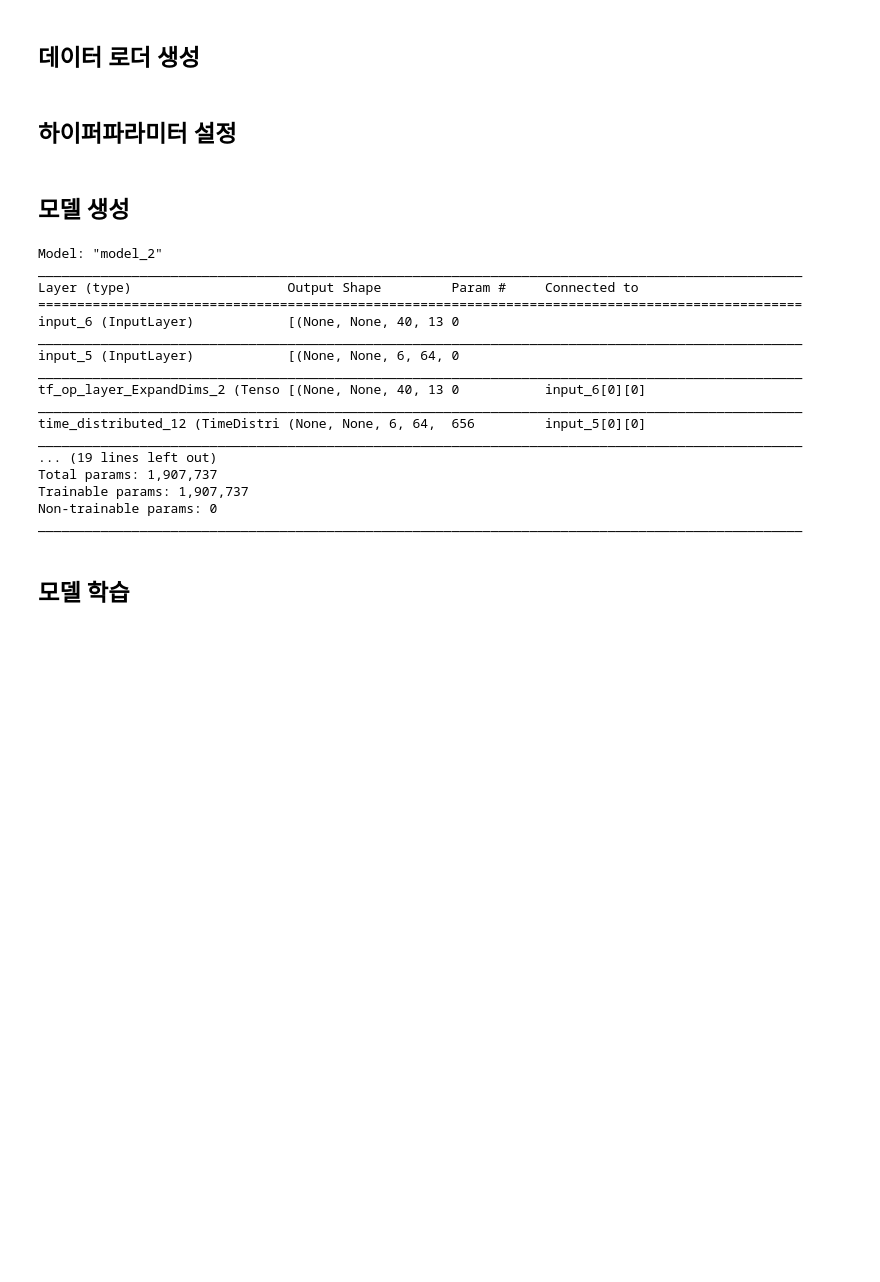
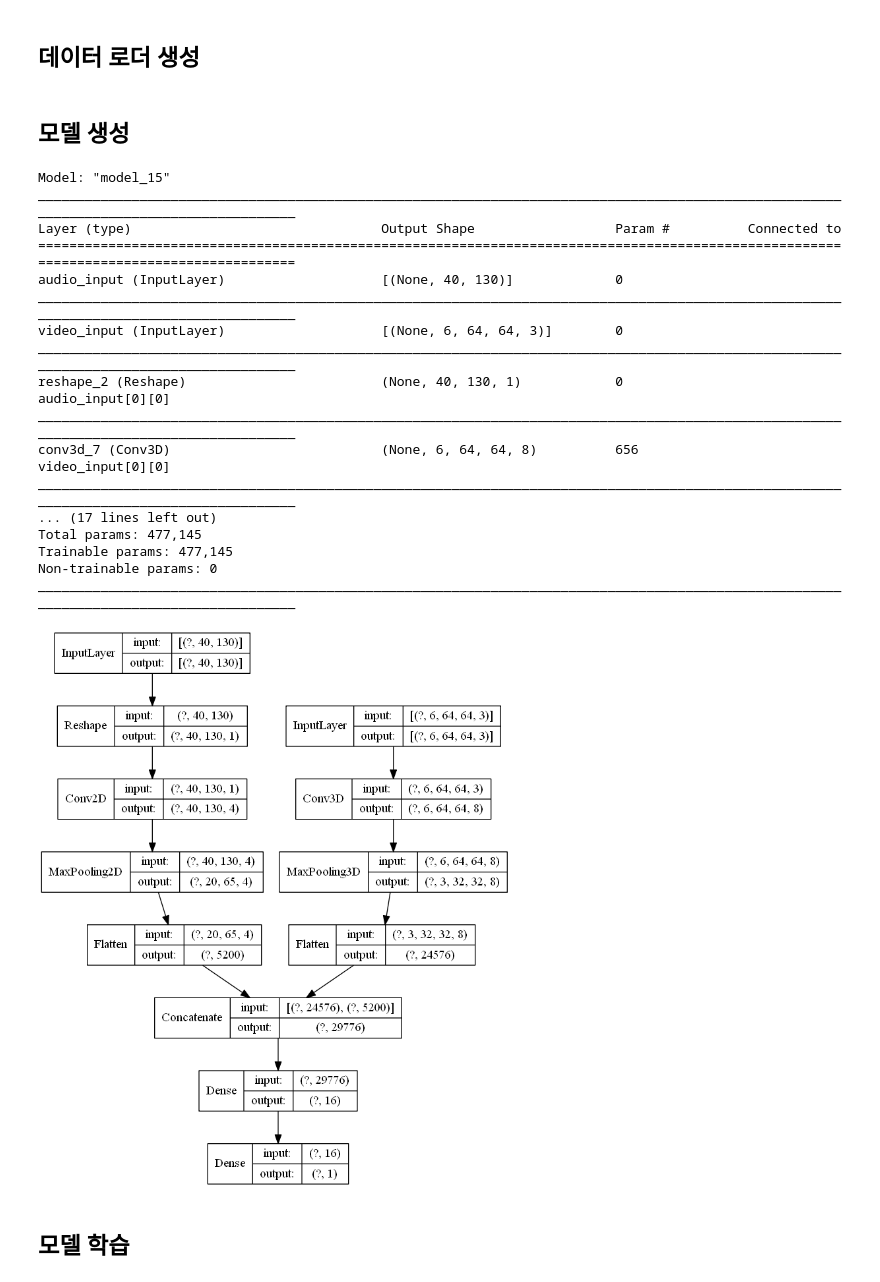
Before and after one commit to VideoHighlightTeam/VideoSummarizer, a Jupyter notebook: run_trainer.ipynb, the cells around one changed output. Cells and saved outputs as stored; diff of their text form; code cells hidden in the pictures; blank space fills up the shorter version.

```diff
--- a/run_trainer.ipynb
+++ b/run_trainer.ipynb
@@ -7,5 +8,6 @@ import numpy as np
 # %% [markdown]
 ## 경로 설정
 # %%
-dataset_dir = r'E:\Work\YasuoNet\data\dataset14_sl3_vsr2_vw64_vh64_asr22050_mfcc'
+# dataset_dir = r'E:\Work\YasuoNet\data\dataset14_sl3_vsr2_vw64_vh64_asr22050_mfcc'
+dataset_dir = r'E:\Work\YasuoNet\data\dataset120_sl3_vsr2_vw64_vh64_asr22050_mfcc'
 ckpt_dir = 'checkpoints'
@@ -12,14 +16,20 @@ ckpt_dir = 'checkpoints'
+# %%
+learning_rate = 1e-4
+epochs = 200
+batch_size = 256
+class_weights = (1, 1)
+x_includes = ['video', 'audio']
+
+# for basic model
+x_expand = 0
+# for sequence model
+# x_expand = 2    # 앞 2개, 뒤 2개 segment 포함
 # %% [markdown]
 ## 데이터 로더 생성
 # %%
 from data_loader import DataLoader
 
-# for basic model
-# data_loader = DataLoader(dataset_dir, x_includes=['video', 'audio'])
-# for sequence model
-data_loader = DataLoader(dataset_dir, x_includes=['video', 'audio'], x_expand=2) # 앞 2개, 뒤 2개 segment 포함
+data_loader = DataLoader(dataset_dir, x_includes=x_includes, x_expand=x_expand)
 
 data_config = data_loader.get_metadata()['config']
 input_shape_dict = data_loader.get_metadata()['data_shape']
-# %% [markdown]
-## 하이퍼파라미터 설정
@@ -100,28 +155,32 @@ def build_sequence_model(input_shape_dict):
 # %%
 # for basic model
-# model = build_basic_model(input_shape_dict)
+video_model, audio_model, combined_model, model = build_basic_model()
 # for sequence model
-model = build_sequence_model(input_shape_dict)
+# model = build_sequence_model()
+# for sequence model with pretrained combined model
+# model = build_sequence_model_with_pretrained('ckpt-20200825-163656-0002-0.3130-0.4588')
 
-model.summary()
+model.summary(line_length=136)
+plot_model(model, show_shapes=True, show_layer_names=False)
 # %% [output]
-Model: "model_2"
-__________________________________________________________________________________________________
-Layer (type)                    Output Shape         Param #     Connected to
-==================================================================================================
-input_6 (InputLayer)            [(None, None, 40, 13 0
-__________________________________________________________________________________________________
-input_5 (InputLayer)            [(None, None, 6, 64, 0
-__________________________________________________________________________________________________
-tf_op_layer_ExpandDims_2 (Tenso [(None, None, 40, 13 0           input_6[0][0]
-__________________________________________________________________________________________________
-time_distributed_12 (TimeDistri (None, None, 6, 64,  656         input_5[0][0]
-__________________________________________________________________________________________________
-... (19 lines left out)
-Total params: 1,907,737
-Trainable params: 1,907,737
+Model: "model_15"
+________________________________________________________________________________________________________________________________________
+Layer (type)                                Output Shape                  Param #          Connected to
+========================================================================================================================================
+audio_input (InputLayer)                    [(None, 40, 130)]             0
+________________________________________________________________________________________________________________________________________
+video_input (InputLayer)                    [(None, 6, 64, 64, 3)]        0
+________________________________________________________________________________________________________________________________________
+reshape_2 (Reshape)                         (None, 40, 130, 1)            0                audio_input[0][0]
+________________________________________________________________________________________________________________________________________
+conv3d_7 (Conv3D)                           (None, 6, 64, 64, 8)          656              video_input[0][0]
+________________________________________________________________________________________________________________________________________
+... (17 lines left out)
+Total params: 477,145
+Trainable params: 477,145
 Non-trainable params: 0
-__________________________________________________________________________________________________
+________________________________________________________________________________________________________________________________________
+[figure, added]
 # %% [markdown]
 ## 모델 학습
 # %%
```
Also changed, not shown: parts of 27 cells of this notebook, 4 other files.
